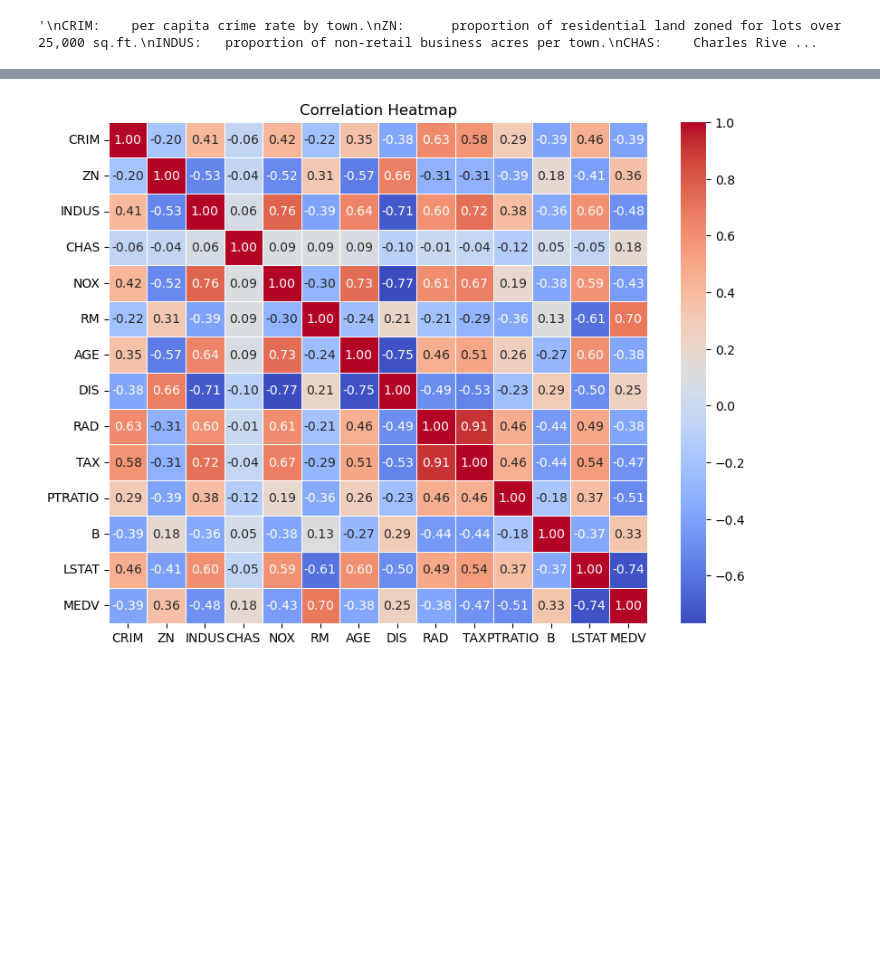
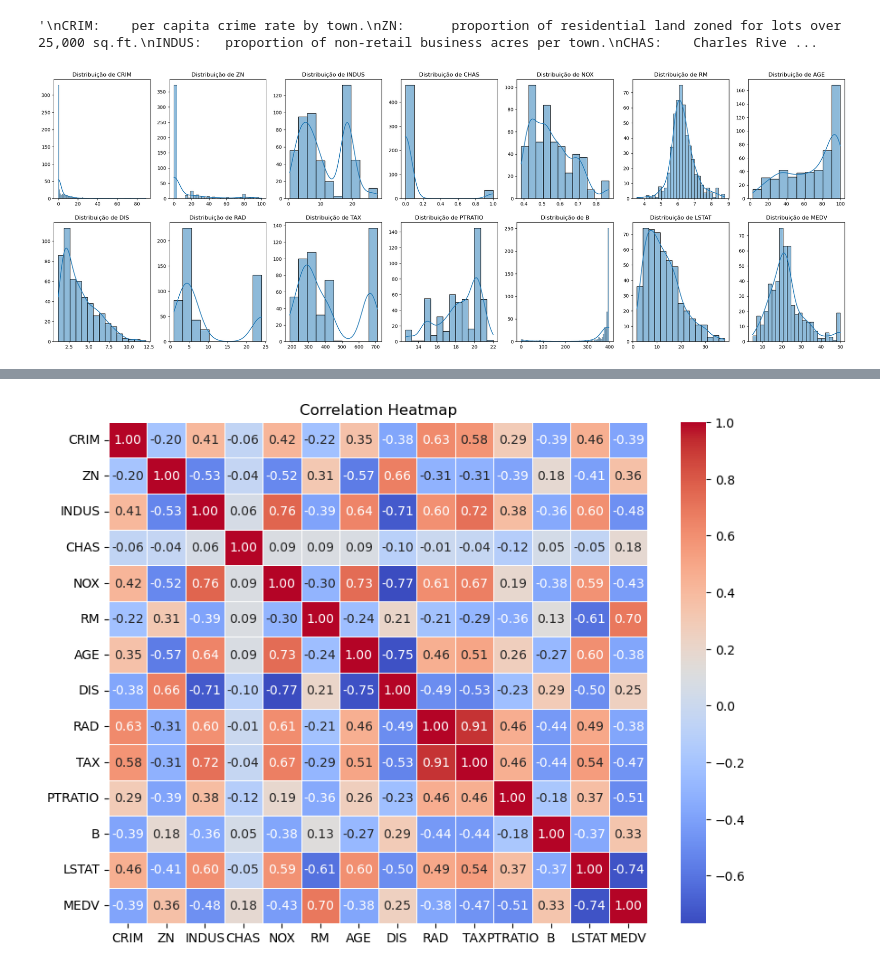
Before and after one commit to thiagoneye/ieee-ai_academy, a Jupyter notebook: first_notebook.ipynb, the cells around one changed output, grey strips where cells are left out. Drawn from its saved outputs; the diff is of its cells as text; code cells hidden in the pictures; blank space fills up the shorter version.

```diff
--- a/first_notebook.ipynb
+++ b/first_notebook.ipynb
@@ -1058,3 +1066,17 @@ Dataframe head:
 | 18 | 0.80271 | 0.0 | 8.14 | 0 | 0.538 | 5.456 | 36.6 | 3.7965 | 4 | 307.0 | 21.0 | ... |
 | 19 | 0.72580 | 0.0 | 8.14 | 0 | 0.538 | 5.727 | 69.5 | 3.7965 | 4 | 307.0 | 21.0 | ... |
 '\nCRIM:    per capita crime rate by town.\nZN:      proportion of residential land zoned for lots over 25,000 sq.ft.\nINDUS:   proportion of non-retail business acres per town.\nCHAS:    Charles Rive ...
+# %%
+# Plot of Boxplots
+fig, axes = plt.subplots(ncols=7, nrows=2, figsize=(30, 10))
+axes = (
+    axes.flatten()
+)  # Achata a matriz de eixos para facilitar a indexação com um único índice
+
+for idx, col in enumerate(df.columns):
+    sns.histplot(data=df, x=col, kde=True, ax=axes[idx])
+    axes[idx].set_title(f"Distribuição de {col}")  # Adiciona um título ao subplot
+    axes[idx].set_xlabel("")
+    axes[idx].set_ylabel("")
+# %% [output]
+[figure, added]
```
Also changed, not shown: parts of 44 cells of this notebook.
